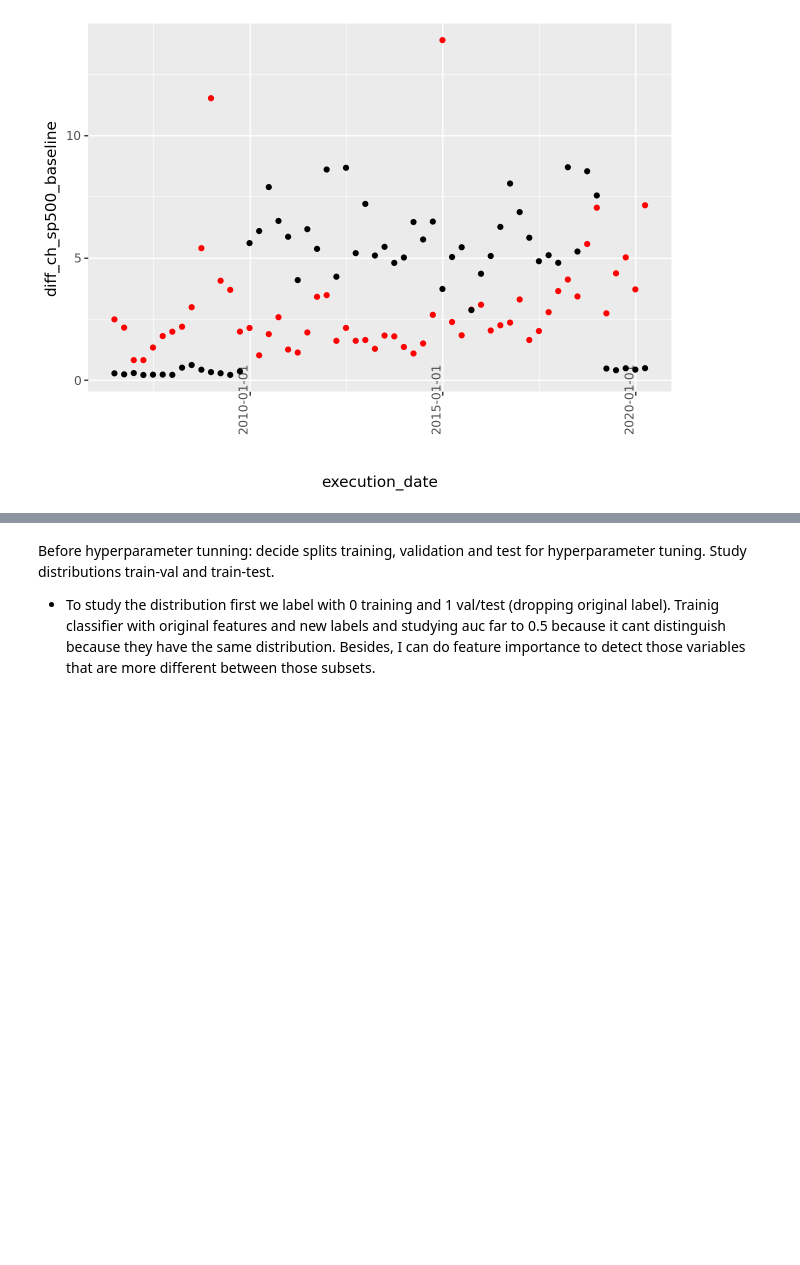
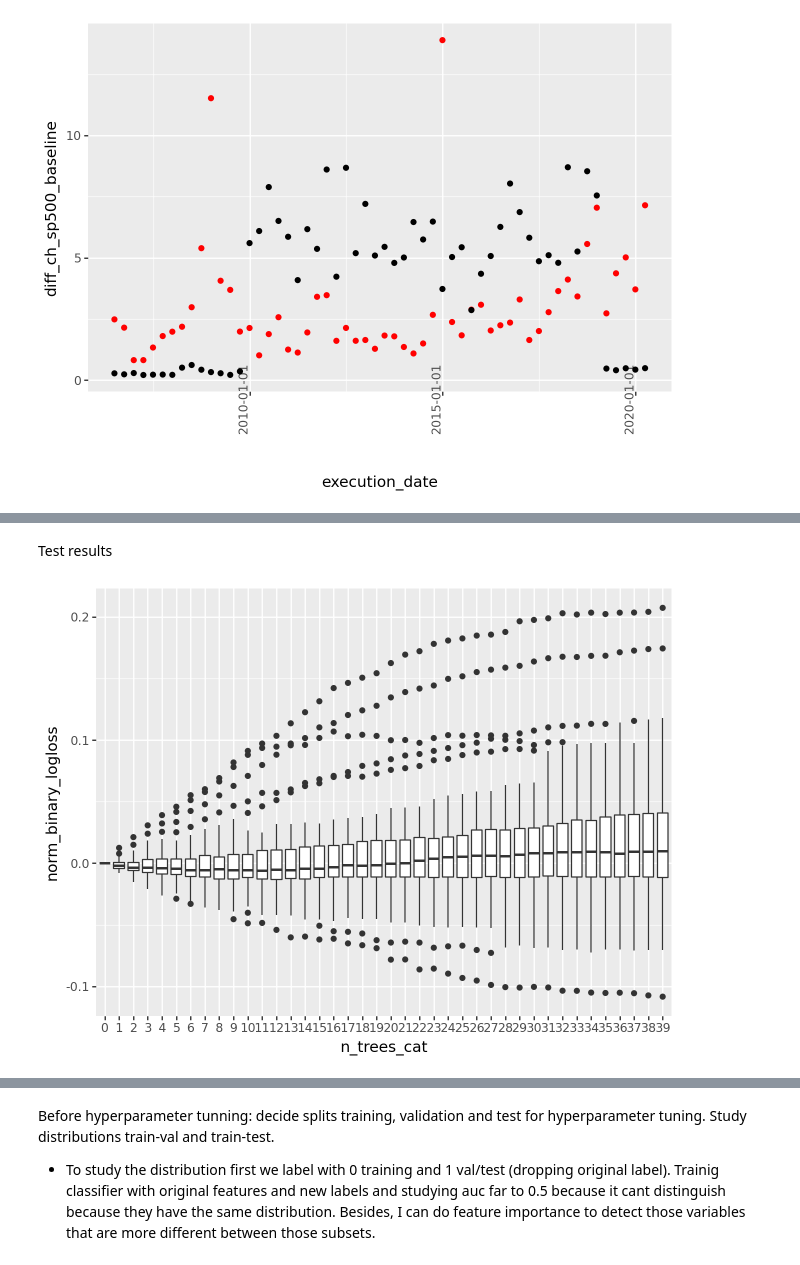
Before and after one commit to raqueel-ff/zrive-ds, a Jupyter notebook: src/module_5/module5.ipynb, the cells around one changed output, grey strips where cells are left out. Saved outputs shown, nothing was run; the diff lists cells and outputs as text; code cells hidden in the pictures; blank space fills up the shorter version.

```diff
--- a/src/module_5/module5.ipynb
+++ b/src/module_5/module5.ipynb
@@ -429,0 +430,6 @@ If it is learning and generalizing, study the final/evolution of accuracy.
+# %% [markdown]
+Test results
+# %%
+ggplot(test_lc) + aes(x='n_trees_cat',y='norm_binary_logloss')+ geom_boxplot()
+# %% [output]
+[figure, added]
```
Also changed, not shown: parts of 23 cells of this notebook.
